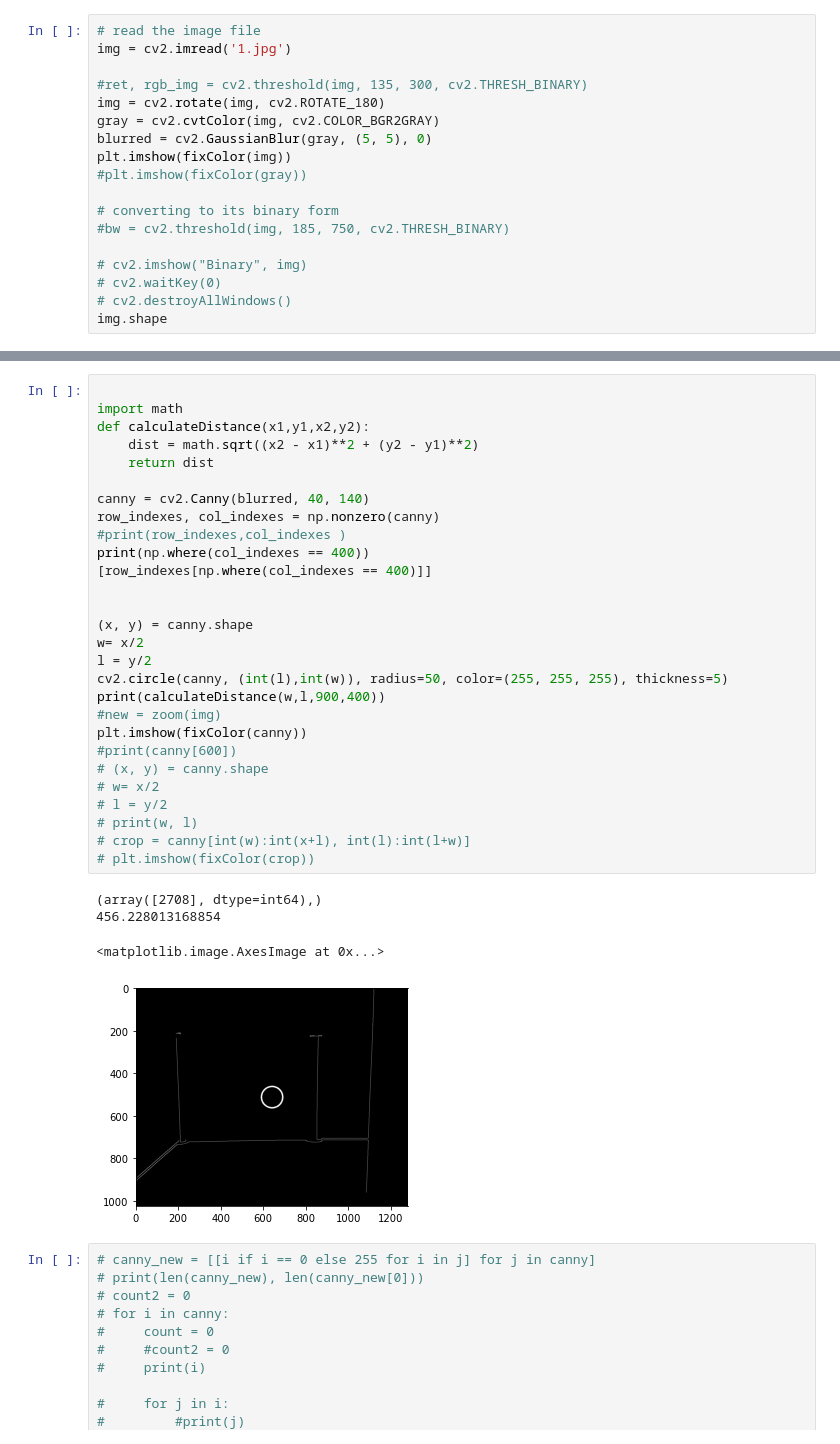
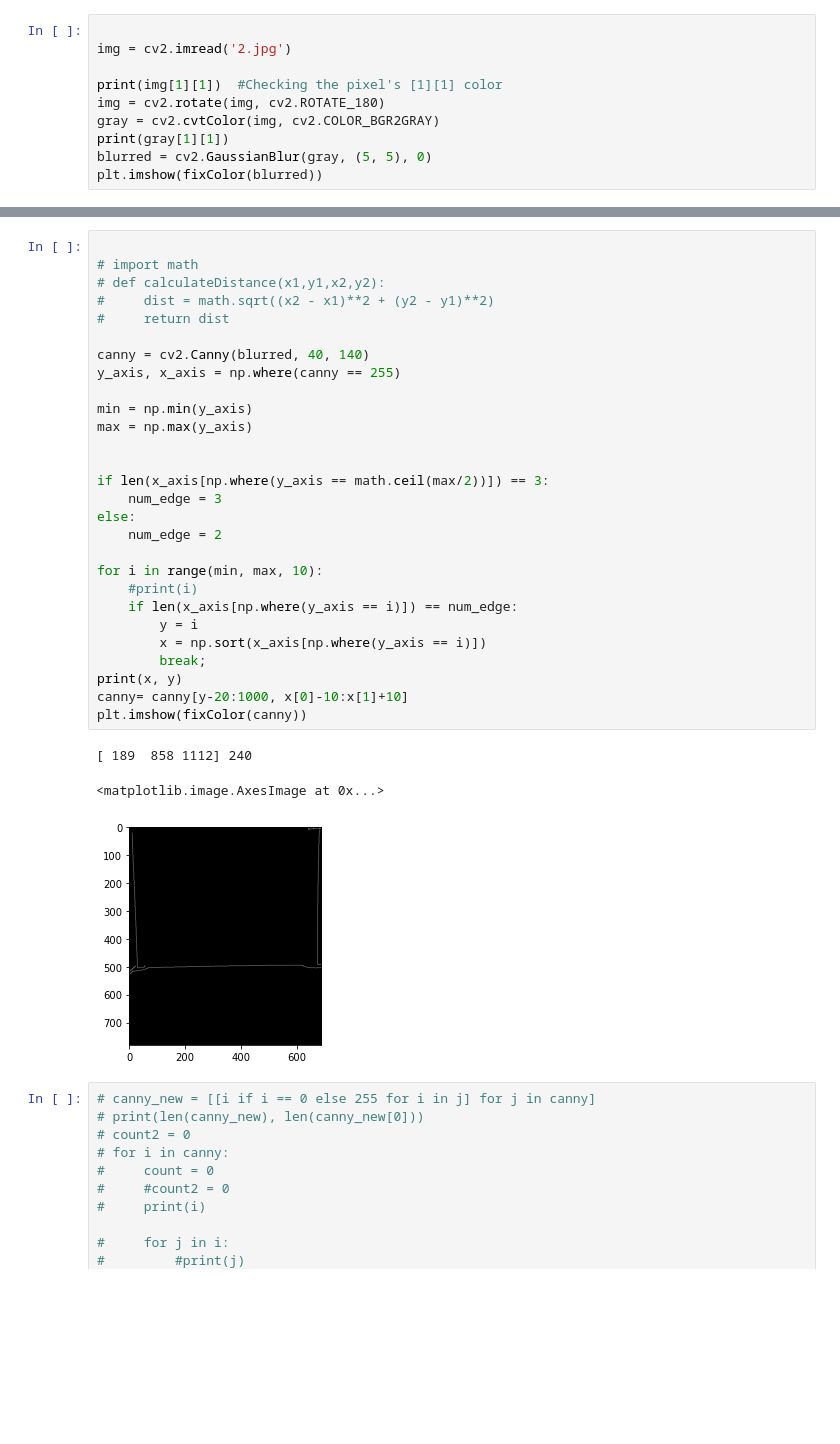
Before and after one commit to aqsakhan2022/Msc-Project, a Jupyter notebook: Code/Untitled.ipynb, the cells around one changed output, grey strips where cells are left out. Cells and saved outputs as stored; diff of their text form; blank space fills up the shorter version.

```diff
--- a/Code/Untitled.ipynb
+++ b/Code/Untitled.ipynb
@@ -9,21 +7,13 @@ import cv2
 def fixColor(image):
     return(cv2.cvtColor(image, cv2.COLOR_BGR2RGB))
 # %%
-# read the image file
-img = cv2.imread('1.jpg')
 
-#ret, rgb_img = cv2.threshold(img, 135, 300, cv2.THRESH_BINARY)
+img = cv2.imread('2.jpg')
+
+print(img[1][1])  #Checking the pixel's [1][1] color
 img = cv2.rotate(img, cv2.ROTATE_180)
 gray = cv2.cvtColor(img, cv2.COLOR_BGR2GRAY)
+print(gray[1][1])
 blurred = cv2.GaussianBlur(gray, (5, 5), 0)
-plt.imshow(fixColor(img))
-#plt.imshow(fixColor(gray))
-
-# converting to its binary form
-#bw = cv2.threshold(img, 185, 750, cv2.THRESH_BINARY)
-
-# cv2.imshow("Binary", img)
-# cv2.waitKey(0)
-# cv2.destroyAllWindows()
-img.shape
+plt.imshow(fixColor(blurred))
 # %% [output]
@@ -37,36 +24,35 @@ plt.imshow(fixColor(blurred))
 # %%
 
-import math
-def calculateDistance(x1,y1,x2,y2):
-    dist = math.sqrt((x2 - x1)**2 + (y2 - y1)**2)
-    return dist
+# import math
+# def calculateDistance(x1,y1,x2,y2):
+#     dist = math.sqrt((x2 - x1)**2 + (y2 - y1)**2)
+#     return dist
 
 canny = cv2.Canny(blurred, 40, 140)
-row_indexes, col_indexes = np.nonzero(canny)
-#print(row_indexes,col_indexes )
-print(np.where(col_indexes == 400))
-[row_indexes[np.where(col_indexes == 400)]]
+y_axis, x_axis = np.where(canny == 255)
+
+min = np.min(y_axis)
+max = np.max(y_axis)
 
 
-(x, y) = canny.shape
-w= x/2
-l = y/2
-cv2.circle(canny, (int(l),int(w)), radius=50, color=(255, 255, 255), thickness=5)
-print(calculateDistance(w,l,900,400))
-#new = zoom(img)
+if len(x_axis[np.where(y_axis == math.ceil(max/2))]) == 3:
+    num_edge = 3
+else:
+    num_edge = 2
+
+for i in range(min, max, 10):
+    #print(i)
+    if len(x_axis[np.where(y_axis == i)]) == num_edge:
+        y = i
+        x = np.sort(x_axis[np.where(y_axis == i)])
+        break;
+print(x, y)
+canny= canny[y-20:1000, x[0]-10:x[1]+10]
 plt.imshow(fixColor(canny))
-#print(canny[600])
-# (x, y) = canny.shape
-# w= x/2
-# l = y/2
-# print(w, l)
-# crop = canny[int(w):int(x+l), int(l):int(l+w)]
-# plt.imshow(fixColor(crop))
 # %% [output]
-(array([2708], dtype=int64),)
-456.228013168854
+[ 189  858 1112] 240
 <matplotlib.image.AxesImage at 0x...>
-[figure, old version]
+[figure, new version]
 # %%
 # canny_new = [[i if i == 0 else 255 for i in j] for j in canny]
 # print(len(canny_new), len(canny_new[0]))
```
Also changed, not shown: parts of 6 cells of this notebook, 2 other files.
